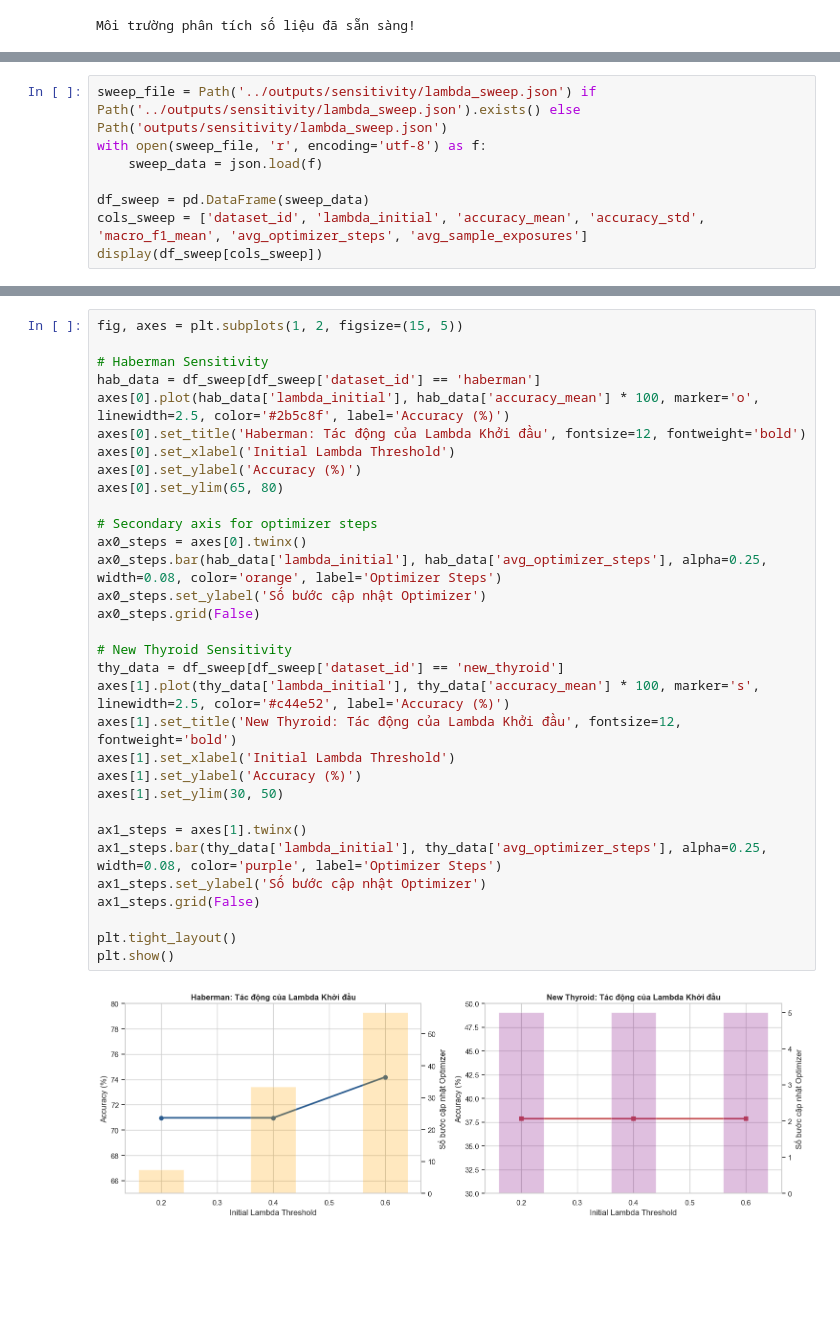
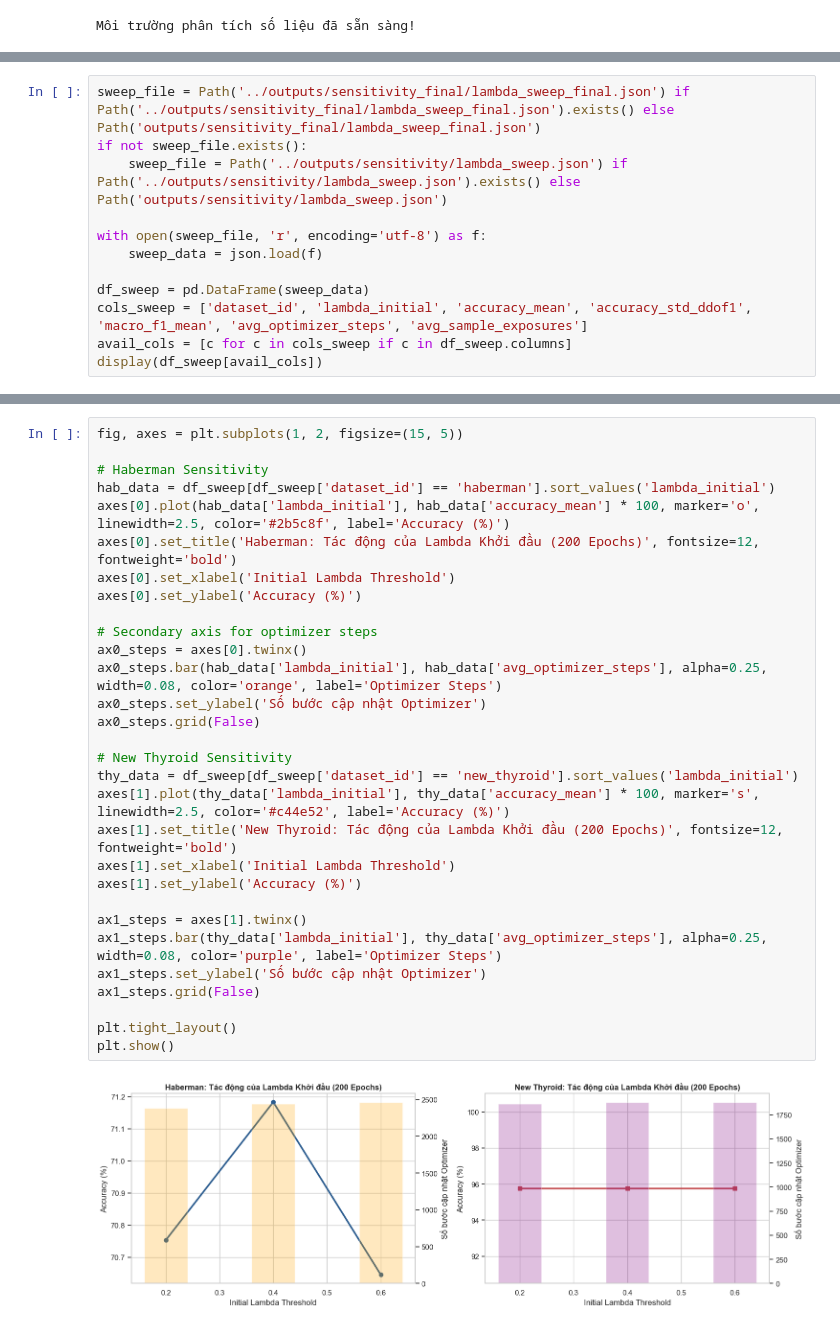
Before and after one commit to Khoi-Tu-2303/ML_Project_DDDCL, a Jupyter notebook: notebooks/04_reproduction.ipynb, the cells around one changed output, grey strips where cells are left out. Saved outputs shown, nothing was run; the diff lists cells and outputs as text; blank space fills up the shorter version.

```diff
--- a/notebooks/04_reproduction.ipynb
+++ b/notebooks/04_reproduction.ipynb
@@ -161,9 +164,13 @@ Khảo sát tác động của giá trị ngưỡng ban đầu $\lambda_{initial
 # %%
-sweep_file = Path('../outputs/sensitivity/lambda_sweep.json') if Path('../outputs/sensitivity/lambda_sweep.json').exists() else Path('outputs/sensitivity/lambda_sweep.json')
+sweep_file = Path('../outputs/sensitivity_final/lambda_sweep_final.json') if Path('../outputs/sensitivity_final/lambda_sweep_final.json').exists() else Path('outputs/sensitivity_final/lambda_sweep_final.json')
+if not sweep_file.exists():
+    sweep_file = Path('../outputs/sensitivity/lambda_sweep.json') if Path('../outputs/sensitivity/lambda_sweep.json').exists() else Path('outputs/sensitivity/lambda_sweep.json')
+
 with open(sweep_file, 'r', encoding='utf-8') as f:
     sweep_data = json.load(f)
 
 df_sweep = pd.DataFrame(sweep_data)
-cols_sweep = ['dataset_id', 'lambda_initial', 'accuracy_mean', 'accuracy_std', 'macro_f1_mean', 'avg_optimizer_steps', 'avg_sample_exposures']
-display(df_sweep[cols_sweep])
+cols_sweep = ['dataset_id', 'lambda_initial', 'accuracy_mean', 'accuracy_std_ddof1', 'macro_f1_mean', 'avg_optimizer_steps', 'avg_sample_exposures']
+avail_cols = [c for c in cols_sweep if c in df_sweep.columns]
+display(df_sweep[avail_cols])
 # %% [output]
@@ -177,34 +184,32 @@ display(df_sweep[cols_sweep])
 # %%
 fig, axes = plt.subplots(1, 2, figsize=(15, 5))
 
 # Haberman Sensitivity
-hab_data = df_sweep[df_sweep['dataset_id'] == 'haberman']
+hab_data = df_sweep[df_sweep['dataset_id'] == 'haberman'].sort_values('lambda_initial')
 axes[0].plot(hab_data['lambda_initial'], hab_data['accuracy_mean'] * 100, marker='o', linewidth=2.5, color='#2b5c8f', label='Accuracy (%)')
-axes[0].set_title('Haberman: Tác động của Lambda Khởi đầu', fontsize=12, fontweight='bold')
+axes[0].set_title('Haberman: Tác động của Lambda Khởi đầu (200 Epochs)', fontsize=12, fontweight='bold')
 axes[0].set_xlabel('Initial Lambda Threshold')
 axes[0].set_ylabel('Accuracy (%)')
-axes[0].set_ylim(65, 80)
 
 # Secondary axis for optimizer steps
 ax0_steps = axes[0].twinx()
 ax0_steps.bar(hab_data['lambda_initial'], hab_data['avg_optimizer_steps'], alpha=0.25, width=0.08, color='orange', label='Optimizer Steps')
 ax0_steps.set_ylabel('Số bước cập nhật Optimizer')
 ax0_steps.grid(False)
 
 # New Thyroid Sensitivity
-thy_data = df_sweep[df_sweep['dataset_id'] == 'new_thyroid']
+thy_data = df_sweep[df_sweep['dataset_id'] == 'new_thyroid'].sort_values('lambda_initial')
 axes[1].plot(thy_data['lambda_initial'], thy_data['accuracy_mean'] * 100, marker='s', linewidth=2.5, color='#c44e52', label='Accuracy (%)')
-axes[1].set_title('New Thyroid: Tác động của Lambda Khởi đầu', fontsize=12, fontweight='bold')
+axes[1].set_title('New Thyroid: Tác động của Lambda Khởi đầu (200 Epochs)', fontsize=12, fontweight='bold')
 axes[1].set_xlabel('Initial Lambda Threshold')
 axes[1].set_ylabel('Accuracy (%)')
-axes[1].set_ylim(30, 50)
 
 ax1_steps = axes[1].twinx()
 ax1_steps.bar(thy_data['lambda_initial'], thy_data['avg_optimizer_steps'], alpha=0.25, width=0.08, color='purple', label='Optimizer Steps')
 ax1_steps.set_ylabel('Số bước cập nhật Optimizer')
 ax1_steps.grid(False)
 
 plt.tight_layout()
 plt.show()
 # %% [output]
-[figure, old version]
+[figure, new version]
```
Also changed, not shown: parts of 15 cells of this notebook, 21 other files.
